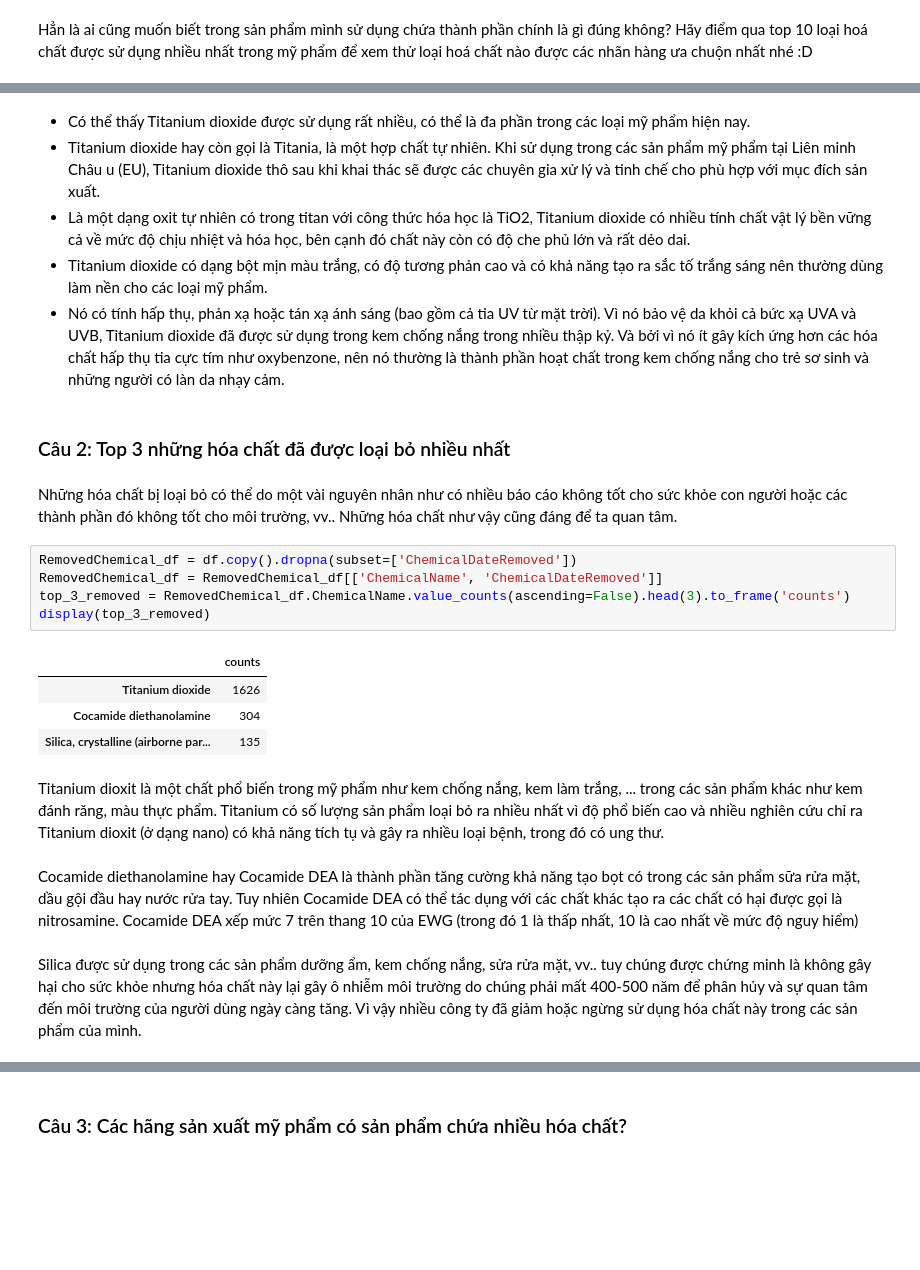
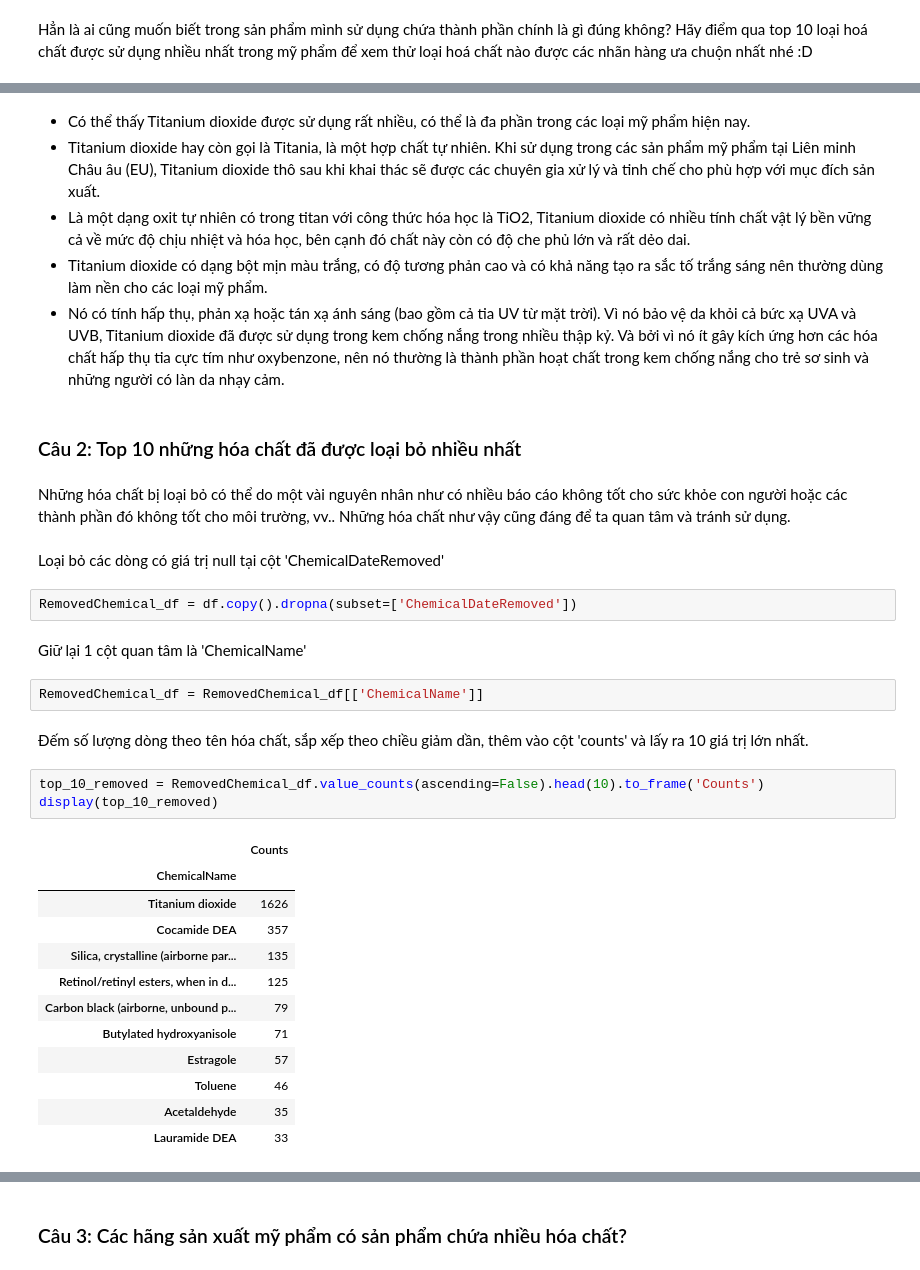
Before and after one commit to giaphupham/LT4KHDL-DATHCK, a Jupyter notebook: source/nhom15.ipynb, the cells around one changed output, grey strips where cells are left out. Cells and saved outputs as stored; diff of their text form; blank space fills up the shorter version.

```diff
--- a/TongHop.ipynb
+++ b/source/nhom15.ipynb
@@ -288,26 +316,36 @@ top10_chems.plot.barh(ylabel='Loại hoá chất',xlabel='Số lượng sử d
 # %% [markdown]
 - Có thể thấy Titanium dioxide được sử dụng rất nhiều, có thể là đa phần trong các loại mỹ phẩm hiện nay.
-- Titanium dioxide hay còn gọi là Titania, là một hợp chất tự nhiên. Khi sử dụng trong các sản phẩm mỹ phẩm tại Liên minh Châu u (EU), Titanium dioxide thô sau khi khai thác sẽ được các chuyên gia xử lý và tinh chế cho phù hợp với mục đích sản xuất.
+- Titanium dioxide hay còn gọi là Titania, là một hợp chất tự nhiên. Khi sử dụng trong các sản phẩm mỹ phẩm tại Liên minh Châu âu (EU), Titanium dioxide thô sau khi khai thác sẽ được các chuyên gia xử lý và tinh chế cho phù hợp với mục đích sản xuất.
 - Là một dạng oxit tự nhiên có trong titan với công thức hóa học là TiO2, Titanium dioxide có nhiều tính chất vật lý bền vững cả về mức độ chịu nhiệt và hóa học, bên cạnh đó chất này còn có độ che phủ lớn và rất dẻo dai.
 - Titanium dioxide có dạng bột mịn màu trắng, có độ tương phản cao và có khả năng tạo ra sắc tố trắng sáng nên thường dùng làm nền cho các loại mỹ phẩm.
 - Nó có tính hấp thụ, phản xạ hoặc tán xạ ánh sáng (bao gồm cả tia UV từ mặt trời). Vì nó bảo vệ da khỏi cả bức xạ UVA và UVB, Titanium dioxide đã được sử dụng trong kem chống nắng trong nhiều thập kỷ. Và bởi vì nó ít gây kích ứng hơn các hóa chất hấp thụ tia cực tím như oxybenzone, nên nó thường là thành phần hoạt chất trong kem chống nắng cho trẻ sơ sinh và những người có làn da nhạy cảm.
 # %% [markdown]
-<h3> Câu 2: Top 3 những hóa chất đã được loại bỏ nhiều nhất
+<h3> Câu 2: Top 10 những hóa chất đã được loại bỏ nhiều nhất
 # %% [markdown]
-Những hóa chất bị loại bỏ có thể do một vài nguyên nhân như có nhiều báo cáo không tốt cho sức khỏe con người hoặc các thành phần đó không tốt cho môi trường, vv.. Những hóa chất như vậy cũng đáng để ta quan tâm.
+Những hóa chất bị loại bỏ có thể do một vài nguyên nhân như có nhiều báo cáo không tốt cho sức khỏe con người hoặc các thành phần đó không tốt cho môi trường, vv.. Những hóa chất như vậy cũng đáng để ta quan tâm và tránh sử dụng.
-# %%
-RemovedChemical_df = df.copy().dropna(subset=['ChemicalDateRemoved'])
-RemovedChemical_df = RemovedChemical_df[['ChemicalName', 'ChemicalDateRemoved']]
-top_3_removed = RemovedChemical_df.ChemicalName.value_counts(ascending=False).head(3).to_frame('counts')
-display(top_3_removed)
-# %% [output]
-|  | counts |
-| Titanium dioxide | 1626 |
-| Cocamide diethanolamine | 304 |
-| Silica, crystalline (airborne par... | 135 |
-# %% [markdown]
-Titanium dioxit là một chất phổ biến trong mỹ phẩm như kem chống nắng, kem làm trắng, ... trong các sản phẩm khác như kem đánh răng, màu thực phẩm. Titanium có số lượng sản phẩm loại bỏ ra nhiều nhất vì độ phổ biến cao và nhiều nghiên cứu chỉ ra Titanium dioxit (ở dạng nano) có khả năng tích tụ và gây ra nhiều loại bệnh, trong đó có ung thư.
-<br><br>
-Cocamide diethanolamine hay Cocamide DEA là thành phần tăng cường khả năng tạo bọt có trong các sản phẩm sữa rửa mặt, dầu gội đầu hay nước rửa tay. Tuy nhiên Cocamide DEA có thể tác dụng với các chất khác tạo ra các chất có hại được gọi là nitrosamine. Cocamide DEA xếp mức 7 trên thang 10 của EWG (trong đó 1 là thấp nhất, 10 là cao nhất về mức độ nguy hiểm)
-<br><br>
-Silica được sử dụng trong các sản phẩm dưỡng ẩm, kem chống nắng, sửa rửa mặt, vv.. tuy chúng được chứng minh là không gây hại cho sức khỏe nhưng hóa chất này lại gây ô nhiễm môi trường do chúng phải mất 400-500 năm để phân hủy và sự quan tâm đến môi trường của người dùng ngày càng tăng. Vì vậy nhiều công ty đã giảm hoặc ngừng sử dụng hóa chất này trong các sản phẩm của mình.
+# %% [markdown]
+Loại bỏ các dòng có giá trị null tại cột 'ChemicalDateRemoved'
+# %%
+RemovedChemical_df = df.copy().dropna(subset=['ChemicalDateRemoved'])
+# %% [markdown]
+Giữ lại 1 cột quan tâm là 'ChemicalName'
+# %%
+RemovedChemical_df = RemovedChemical_df[['ChemicalName']]
+# %% [markdown]
+Đếm số lượng dòng theo tên hóa chất, sắp xếp theo chiều giảm dần, thêm vào cột 'counts' và lấy ra 10 giá trị lớn nhất.
+# %%
+top_10_removed = RemovedChemical_df.value_counts(ascending=False).head(10).to_frame('Counts')
+display(top_10_removed)
+# %% [output]
+|  | Counts |
+| ChemicalName |  |
+| Titanium dioxide | 1626 |
+| Cocamide DEA | 357 |
+| Silica, crystalline (airborne par... | 135 |
+| Retinol/retinyl esters, when in d... | 125 |
+| Carbon black (airborne, unbound p... | 79 |
+| Butylated hydroxyanisole | 71 |
+| Estragole | 57 |
+| Toluene | 46 |
+| Acetaldehyde | 35 |
+| Lauramide DEA | 33 |
```
Also changed, not shown: parts of 20 cells of this notebook, 2 other files.
